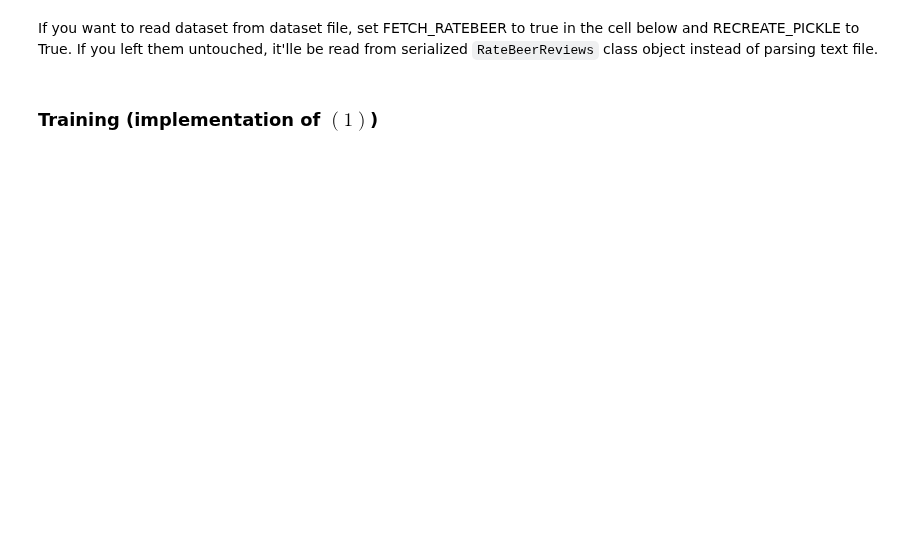
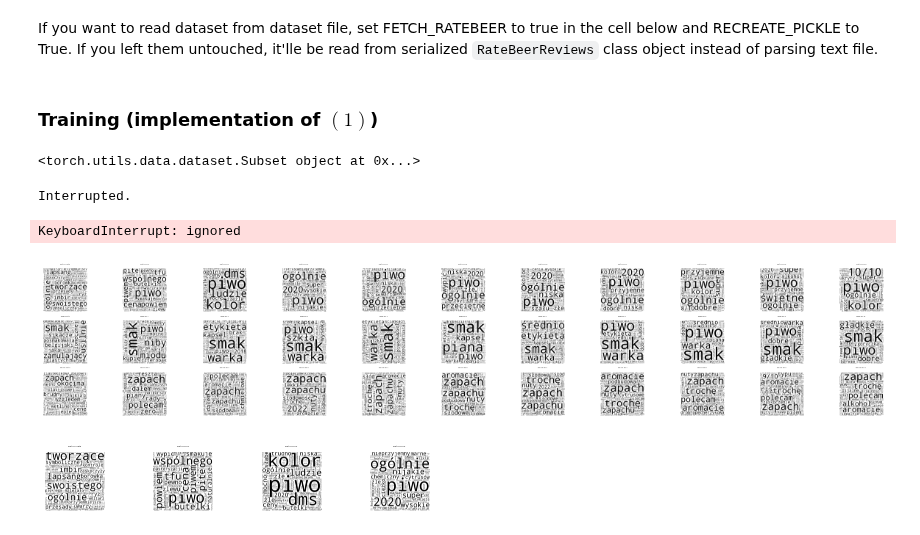
Before and after one commit to madziejm/1e100-ibu, a Jupyter notebook: 1e100ibu.ipynb, the cells around one changed output. Drawn from its saved outputs; the diff is of its cells as text; code cells hidden in the pictures; blank space fills up the shorter version.

Commit message:
Add rating model draft

```diff
--- a/1e100ibu.ipynb
+++ b/1e100ibu.ipynb
@@ -92,14 +92,14 @@ class BaseReviews(torch.utils.data.Dataset):
     def load(self, dest_path, filename):
         with open(f'{dest_path}/{filename}', 'rb') as f:
             contents = pickle.load(f)
-            self.aspects        = contents['aspects']
-            self.aspect_max     = contents['aspect_max']
+            self.aspects         = contents['aspects']
+            self.aspect_max      = contents['aspect_max']
             self._aspect_ratings = contents['_aspect_ratings']
             self._texts          = contents['_texts']
-            self.unkn_tok       = contents['unkn_tok']
-            self._len           = contents['_len']
-            self.anchor_words   = contents['anchor_words']
-            self.vocab          = contents['vocab']
+            self.unkn_tok        = contents['unkn_tok']
+            self._len            = contents['_len']
+            self.anchor_words    = contents['anchor_words']
+            self.vocab           = contents['vocab']
 
     def __getitem__(self, i):
         # # 1 # python
@@ -107,7 +107,7 @@ class BaseReviews(torch.utils.data.Dataset):
         # ratings = tuple(self._aspect_ratings[a][i] for a in range(self.aspect_count))
         # 2 # tensor
         sentences = tuple(torch.LongTensor(sent) for sent in self._texts[i])
-        ratings = torch.LongTensor(tuple(self._aspect_ratings[a][i] for a in range(self.aspect_count)))
+        ratings = torch.LongTensor(tuple(int(self._aspect_ratings[a][i]) for a in range(self.aspect_count)))
         # # 3 # dev
         # sentences = tuple(torch.tensor(sent) for sent in self._texts[i])
         # ratings = torch.tensor(tuple(self._aspect_ratings[a][i] for a in range(self.aspect_count)))
@@ -307,7 +303,7 @@ class OcenPiwoReviews(BaseReviews):
                     self._len += 1
 
                     for aspect in range(self.aspect_count):
-                        self._aspect_ratings[aspect].append(ratings[aspect])
+                        self._aspect_ratings[aspect].append(int(ratings[aspect]))
 
                     self._texts.append(sentences)
         self._post_process(min_word_freq, max_word_count)
@@ -354,19 +350,4 @@ class OcenPiwoReviews(BaseReviews):
         gc.collect() # force garbage collection
         self._texts = [tuple(self.vocab.lookup_indices(sent) for sent in text) for text in self._texts]
         gc.collect() # force garbage collection
-
-    def __getitem__(self, i):
-        # # 1 # python
-        # sentences = tuple(sent for sent in self._texts[i])
-        # ratings = tuple(self._aspect_ratings[a][i] for a in range(self.aspect_count))
-        # 2 # tensor
-        sentences = tuple(torch.LongTensor(sent) for sent in self._texts[i])
-        ratings = torch.LongTensor(tuple(self._aspect_ratings[a][i] for a in range(self.aspect_count)))
-        # # 3 # dev
-        # sentences = tuple(torch.tensor(sent) for sent in self._texts[i])
-        # ratings = torch.tensor(tuple(self._aspect_ratings[a][i] for a in range(self.aspect_count)))
-        return (sentences, ratings)
-
-    def __len__(self):
-        return self._len
 # %%
@@ -771,10 +753,16 @@ class Model():
             ic(denoms.size() == (len(rev_sents_ids),))
             raise e
 # %%
-%%capture output
+# %%capture output
 # %%script python --no-raise-error
-# model = Model(rb)
+model = AspectModel(op)
 # model.train()
-Model.experiments(root_dir='./saves/')
+AspectModel.experiments(op, root_dir='./saves/')
+# %% [output]
+<torch.utils.data.dataset.Subset object at 0x...>
+Interrupted.
+KeyboardInterrupt: ignored
+[figure, added]
+[figure, added]
 # %%
 output.show()
```
Also changed, not shown: parts of 16 cells of this notebook.
